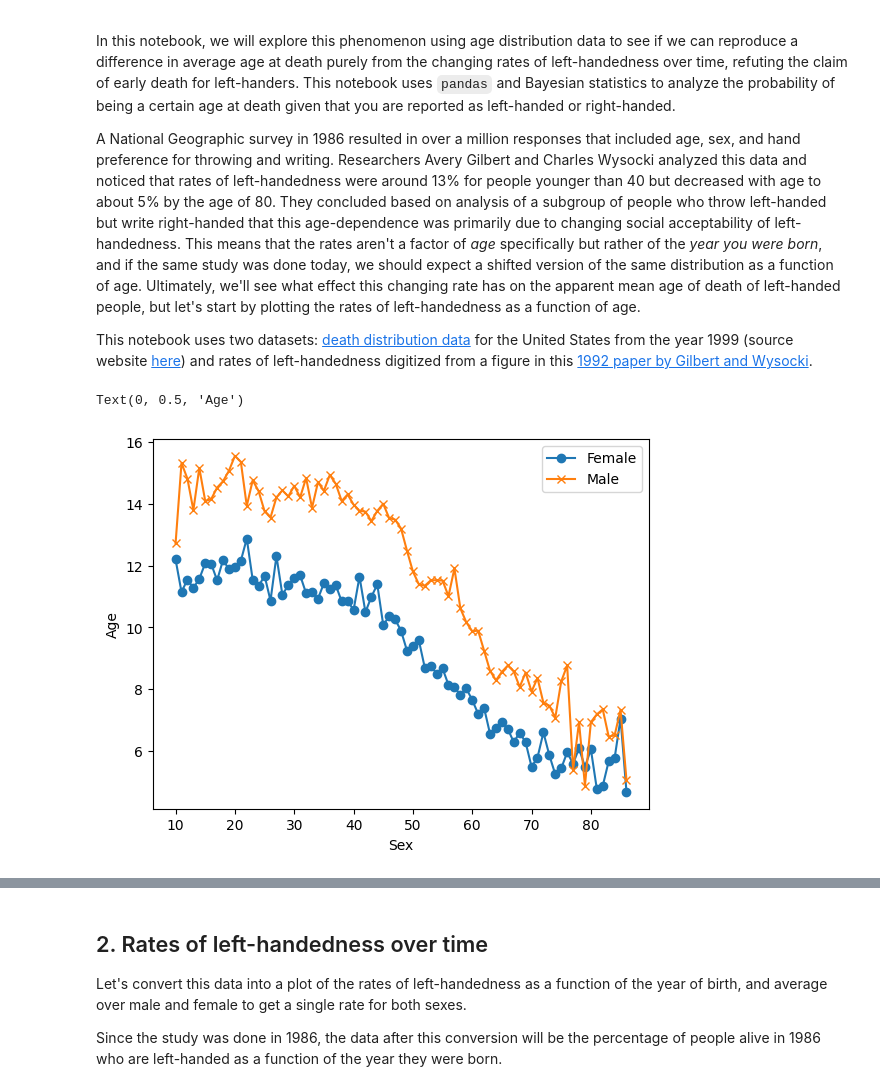
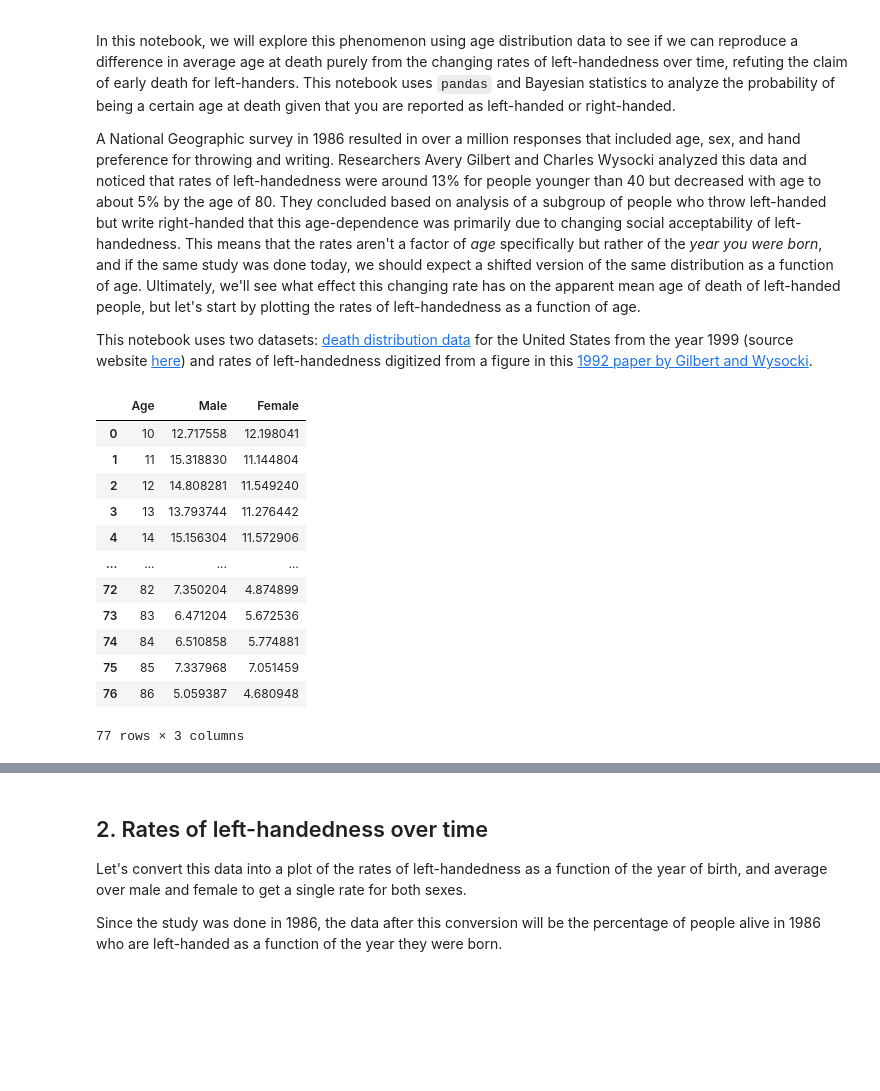
Before and after one commit to Sumegha22/analyze-death-age-difference-of-right-handers-with-left-handers-project, a Jupyter notebook: Sumana_Mondal.ipynb, the cells around one changed output, grey strips where cells are left out. Saved outputs shown, nothing was run; the diff lists cells and outputs as text; code cells hidden in the pictures; blank space fills up the shorter version.

```diff
--- a/Sumana_Mondal.ipynb
+++ b/Sumana_Mondal.ipynb
@@ -15,18 +15,22 @@ import matplotlib.pyplot as plt
 # load the data
 data_url_1 = "https://gist.githubusercontent.com/mbonsma/8da0990b71ba9a09f7de395574e54df1/raw/aec88b30af87fad8d45da7e774223f91dad09e88/lh_data.csv"
 lefthanded_data = pd.read_csv(data_url_1)
-
-# plot male and female left-handedness rates vs. age
-%matplotlib inline
-fig, ax = plt.subplots() # create figure and axis objects
-ax.plot('Age', 'Female', data = lefthanded_data, marker = 'o') # plot "Female" vs. "Age"
-ax.plot('Age', 'Male', data = lefthanded_data, marker = 'x') # plot "Male" vs. "Age"
-ax.legend() # add a legend
-ax.set_xlabel('Sex')
-ax.set_ylabel('Age')
-# %% [output]
-Text(0, 0.5, 'Age')
-[figure, removed]
+# %%
+lefthanded_data
+# %% [output]
+|  | Age | Male | Female |
+| 0 | 10 | 12.717558 | 12.198041 |
+| 1 | 11 | 15.318830 | 11.144804 |
+| 2 | 12 | 14.808281 | 11.549240 |
+| 3 | 13 | 13.793744 | 11.276442 |
+| 4 | 14 | 15.156304 | 11.572906 |
+| ... | ... | ... | ... |
+| 72 | 82 | 7.350204 | 4.874899 |
+| 73 | 83 | 6.471204 | 5.672536 |
+| 74 | 84 | 6.510858 | 5.774881 |
+| 75 | 85 | 7.337968 | 7.051459 |
+| 76 | 86 | 5.059387 | 4.680948 |
+77 rows × 3 columns
 # %%
 from google.colab import drive
 drive.mount('/content/drive')
```
Also changed, not shown: parts of 19 cells of this notebook.
